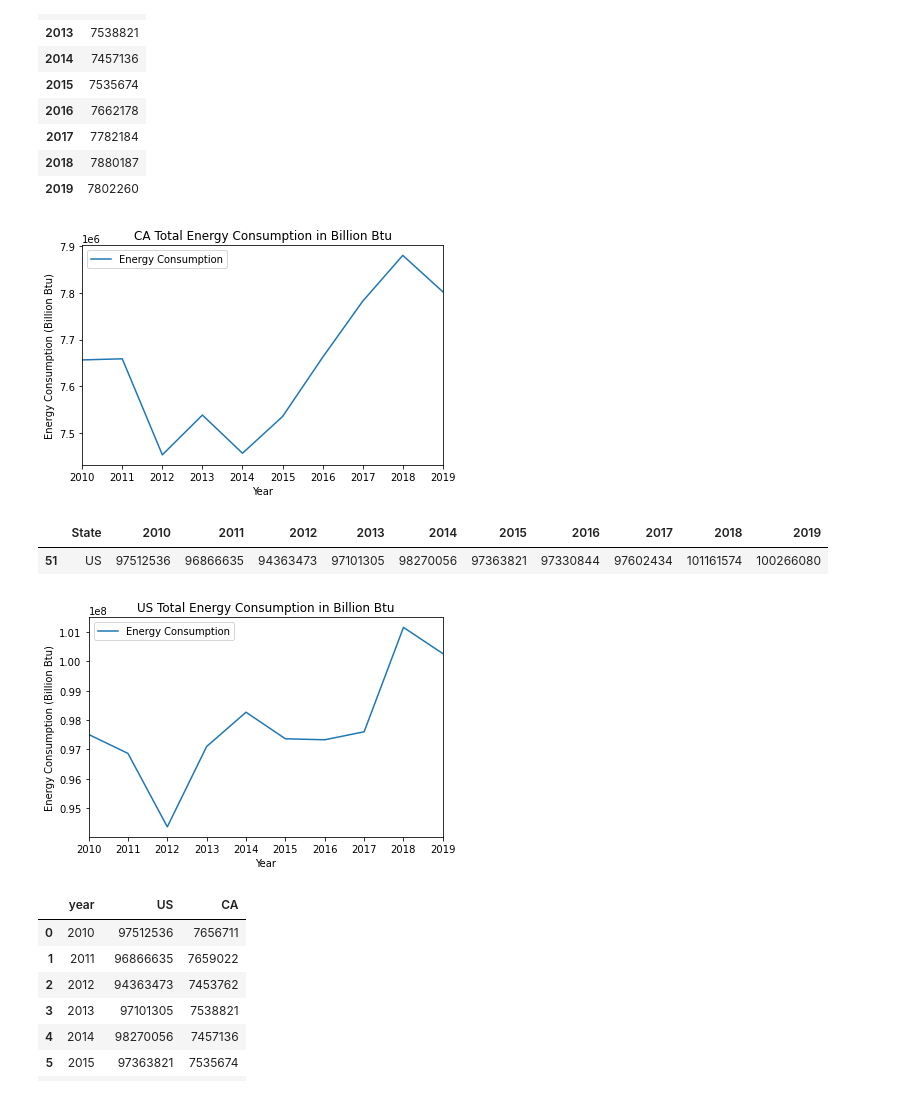
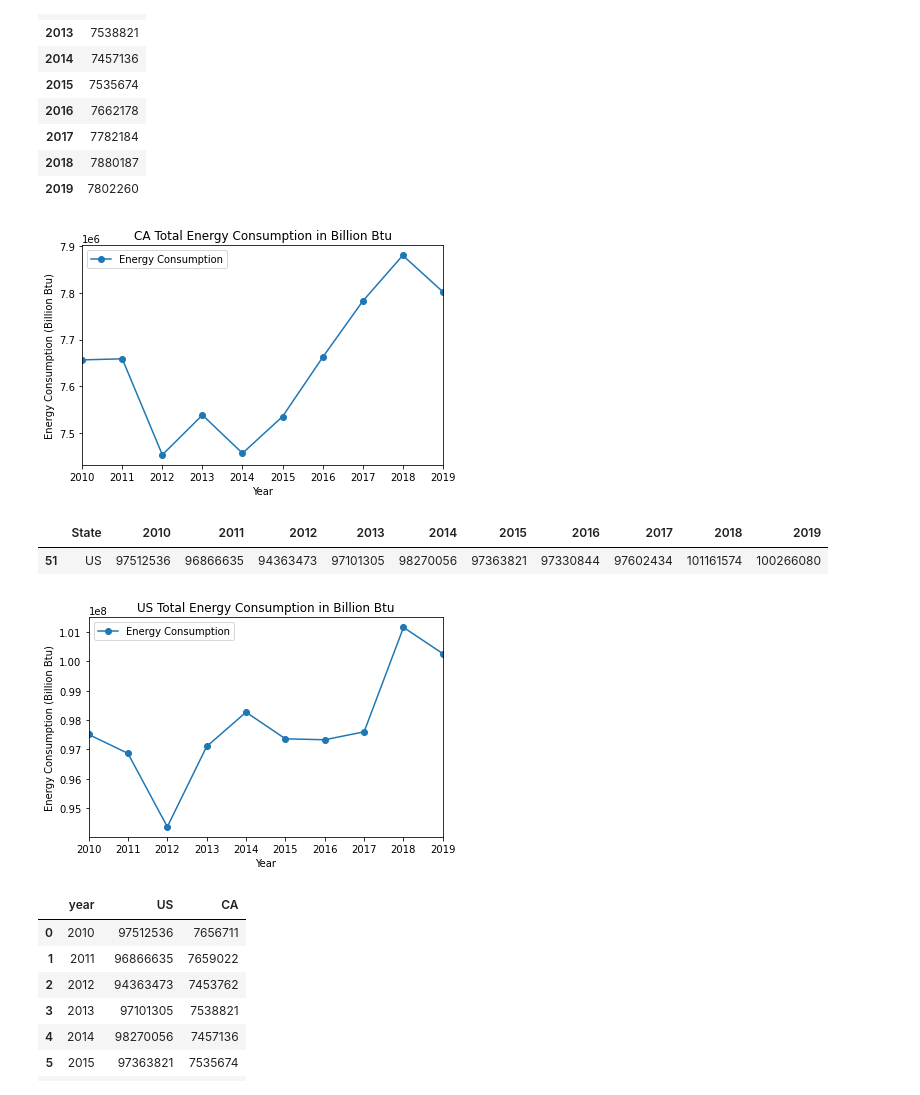
Before and after one commit to DylanRCastillo/CA-US-Emissions-and-Energy-Production, a Jupyter notebook: Total Energy Usage.ipynb, the cells around one changed output. Cells and saved outputs as stored; diff of their text form; code cells hidden in the pictures.

```diff
--- a/Total Energy Usage.ipynb
+++ b/Total Energy Usage.ipynb
@@ -10,9 +10,9 @@ import scipy.stats as stats
 import os
 # %%
 # Load CSV file and display into a DataFrame
-emission_csv = os.path.join('Resources','use_tot_realgdp.csv')
-emissions_df = pd.read_csv(emission_csv,skiprows=2)
-emissions_df.head()
+R_emission_csv = os.path.join('Resources','use_tot_realgdp.csv')
+R_emissions_df = pd.read_csv(R_emission_csv,skiprows=2)
+R_emissions_df.head()
 # %% [output]
 |  | State | 1960 | 1961 | 1962 | 1963 | 1964 | 1965 | 1966 | 1967 | 1968 | ... | ... |
 | 0 | AK | 61433 | 72173 | 78812 | 80788 | 85067 | 87782 | 102696 | 115172 | 122533 | ... | ... |
@@ -23,9 +23,9 @@ emissions_df.head()
 5 rows × 101 columns
 # %%
 # Clean DataFrame to only show years from 2010 to 2019
-data_df = emissions_df.drop(emissions_df.columns[1:51],axis=1)
-clean_df = data_df.drop(data_df.columns[11:],axis=1)
-clean_df.head()
+R_data_df = R_emissions_df.drop(R_emissions_df.columns[1:51],axis=1)
+R_clean_df = R_data_df.drop(R_data_df.columns[11:],axis=1)
+R_clean_df.head()
 # %% [output]
 |  | State | 2010 | 2011 | 2012 | 2013 | 2014 | 2015 | 2016 | 2017 | 2018 | 2019 |
 | 0 | AK | 640590 | 640731 | 630464 | 597975 | 594764 | 611996 | 592550 | 600982 | 603064 | 615132 |
@@ -36,14 +39,14 @@ clean_df.head()
 # %%
 # Get CA total Usage
-CA_usage = clean_df.loc[clean_df['State'] == 'CA']
-CA_usage
+R_CA_usage = R_clean_df.loc[R_clean_df['State'] == 'CA']
+R_CA_usage
 # %% [output]
 |  | State | 2010 | 2011 | 2012 | 2013 | 2014 | 2015 | 2016 | 2017 | 2018 | 2019 |
 | 4 | CA | 7656711 | 7659022 | 7453762 | 7538821 | 7457136 | 7535674 | 7662178 | 7782184 | 7880187 | 7802260 |
 # %%
-CA_usage_clear = CA_usage.drop('State',axis=1)
-CA_usage_transpose = CA_usage_clear.T
-CA_usage_transpose
+R_CA_usage_clear = R_CA_usage.drop('State',axis=1)
+R_CA_usage_transpose = R_CA_usage_clear.T
+R_CA_usage_transpose
 # %% [output]
 |  | 4 |
 | 2010 | 7656711 |
@@ -58,15 +61,15 @@ CA_usage_transpose
 | 2019 | 7802260 |
 # %%
 # Plot CA Energy Usage
-CA_usage_transpose.plot(kind='line',title='CA Total Energy Consumption in Billion Btu',xlabel='Year',ylabel='Energy Consumption (Billion Btu)')
-plt.xticks(range(len(CA_usage_transpose.index)), CA_usage_transpose.index)
+R_CA_usage_transpose.plot(kind='line',title='CA Total Energy Consumption in Billion Btu',xlabel='Year',ylabel='Energy Consumption (Billion Btu)',marker='o')
+plt.xticks(range(len(R_CA_usage_transpose.index)), R_CA_usage_transpose.index)
 plt.legend(['Energy Consumption'])
 plt.xlim(0,9)
 plt.tight_layout()
 plt.savefig('Images/CA Total Energy Consumption in Billions Btu.png')
 
 plt.show()
 # %% [output]
-[figure, old version]
+[figure, new version]
 # %%
 # Get US Total Usage
@@ -81,7 +85,7 @@ US_transpose = US_clean.T
 # %%
 # Plot US Energy Usage
-US_transpose.plot(kind='line',title='US Total Energy Consumption in Billion Btu',xlabel='Year',ylabel='Energy Consumption (Billion Btu)')
-plt.xticks(range(len(CA_usage_transpose.index)), CA_usage_transpose.index)
+R_US_transpose.plot(kind='line',title='US Total Energy Consumption in Billion Btu',xlabel='Year',ylabel='Energy Consumption (Billion Btu)',marker='o')
+plt.xticks(range(len(R_CA_usage_transpose.index)), R_CA_usage_transpose.index)
 plt.legend(['Energy Consumption'])
 plt.xlim(0,9)
 plt.tight_layout()
@@ -89,6 +93,6 @@ plt.savefig('Images/US Total Energy Consumption in Billion Btu.png')
 
 plt.show()
 # %% [output]
-[figure, old version]
+[figure, new version]
 # %%
 # Plot into a graph to compare usage between US and CA
```
Also changed, not shown: parts of 12 cells of this notebook, 6 other files.
